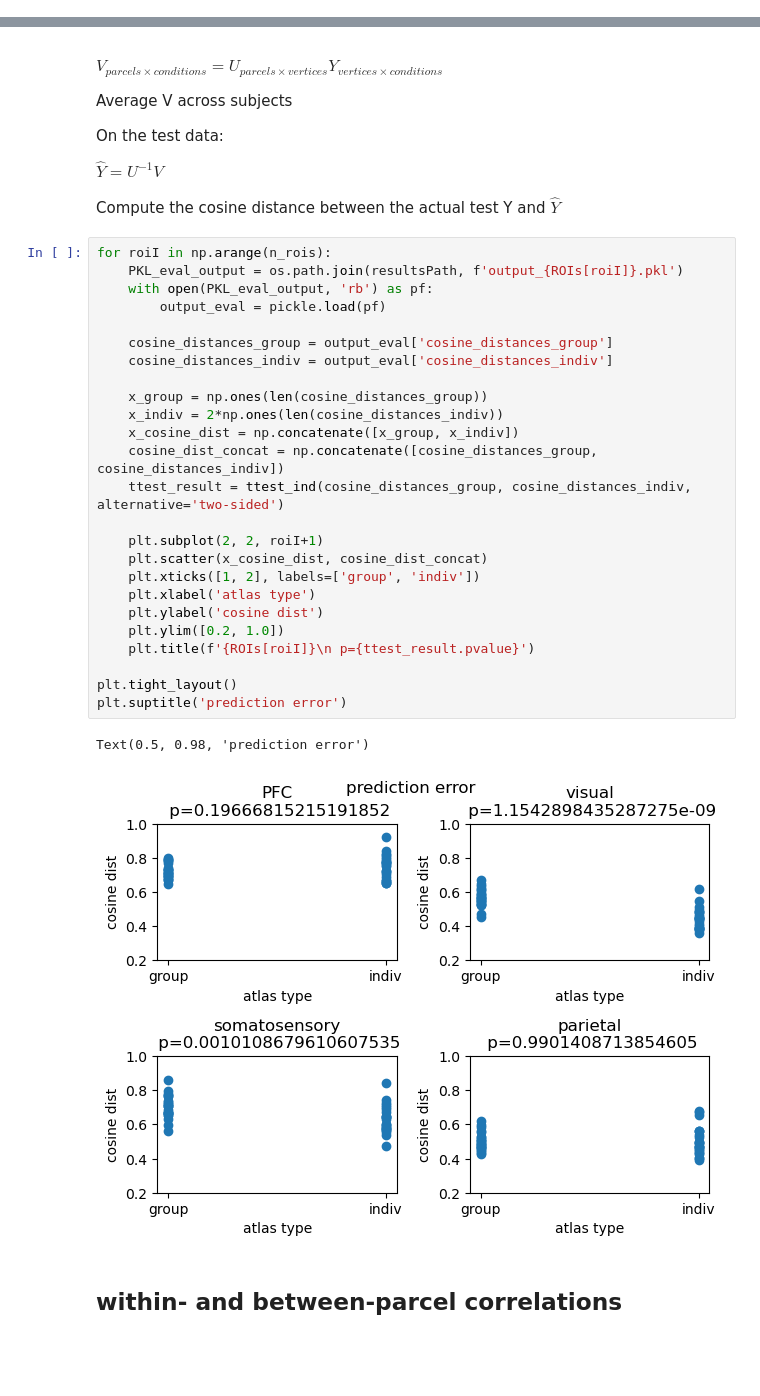
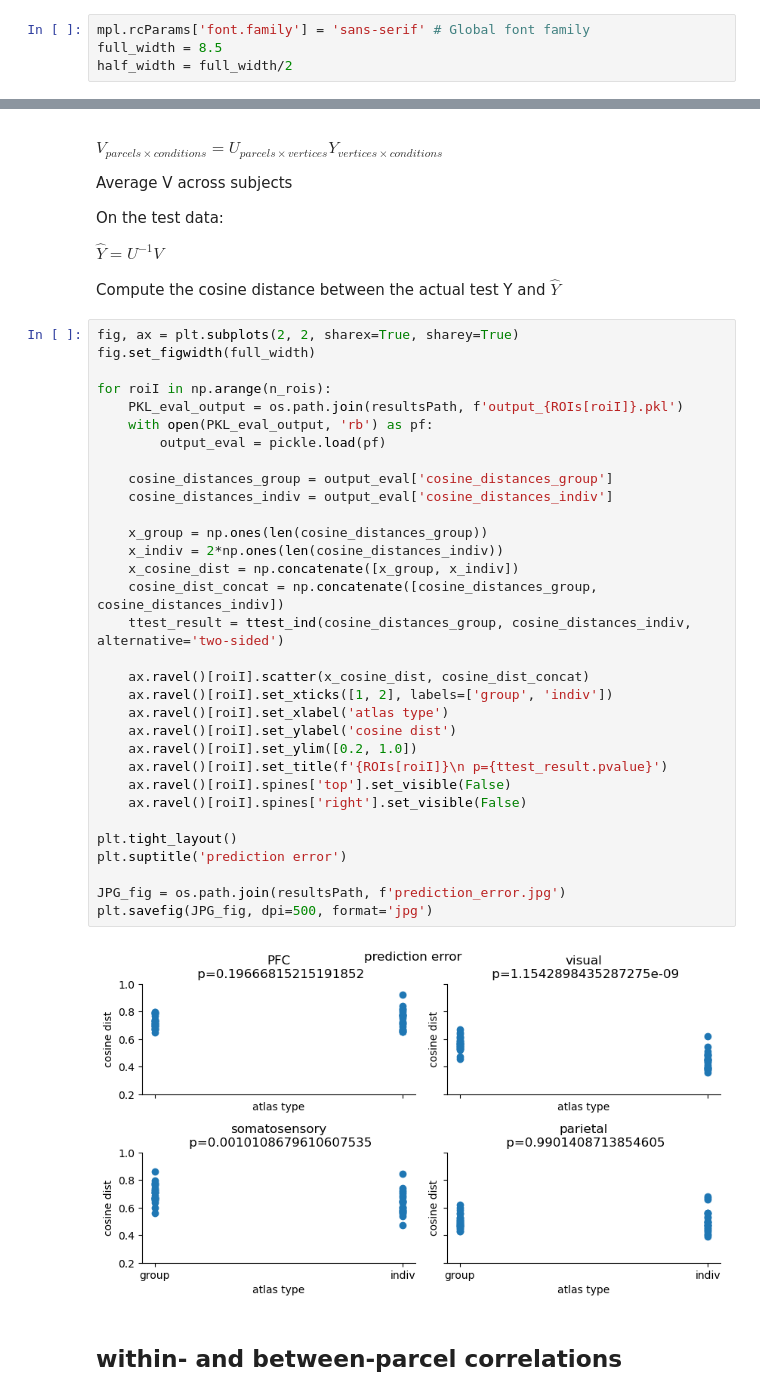
Before and after one commit to jkderrick028/PFC_parcellation, a Jupyter notebook: code/2_evaluating_group_and _individualized_parcellations.ipynb, the cells around one changed output, grey strips where cells are left out. Saved outputs shown, nothing was run; the diff lists cells and outputs as text; blank space fills up the shorter version.

```diff
--- a/code/2_evaluating_group_and _individualized_parcellations.ipynb
+++ b/code/2_evaluating_group_and _individualized_parcellations.ipynb
@@ -7,3 +9,7 @@ from evaluations import *
+# %%
+mpl.rcParams['font.family'] = 'sans-serif' # Global font family
+full_width = 8.5
+half_width = full_width/2
 # %%
 projectPath, mainResultsPath = setProjectPath()
 dataset_name = 'MDTB' # or Demand
@@ -26,33 +32,39 @@ $\hat{Y} = U^{-1} V$
 
 Compute the cosine distance between the actual test Y and $\hat{Y}$
 # %%
+fig, ax = plt.subplots(2, 2, sharex=True, sharey=True)
+fig.set_figwidth(full_width)
+
 for roiI in np.arange(n_rois):
     PKL_eval_output = os.path.join(resultsPath, f'output_{ROIs[roiI]}.pkl')
     with open(PKL_eval_output, 'rb') as pf:
         output_eval = pickle.load(pf)
 
     cosine_distances_group = output_eval['cosine_distances_group']
     cosine_distances_indiv = output_eval['cosine_distances_indiv']
 
     x_group = np.ones(len(cosine_distances_group))
     x_indiv = 2*np.ones(len(cosine_distances_indiv))
     x_cosine_dist = np.concatenate([x_group, x_indiv])
     cosine_dist_concat = np.concatenate([cosine_distances_group, cosine_distances_indiv])
     ttest_result = ttest_ind(cosine_distances_group, cosine_distances_indiv, alternative='two-sided')
 
-    plt.subplot(2, 2, roiI+1)
-    plt.scatter(x_cosine_dist, cosine_dist_concat)
-    plt.xticks([1, 2], labels=['group', 'indiv'])
-    plt.xlabel('atlas type')
-    plt.ylabel('cosine dist')
-    plt.ylim([0.2, 1.0])
-    plt.title(f'{ROIs[roiI]}\n p={ttest_result.pvalue}')
+    ax.ravel()[roiI].scatter(x_cosine_dist, cosine_dist_concat)
+    ax.ravel()[roiI].set_xticks([1, 2], labels=['group', 'indiv'])
+    ax.ravel()[roiI].set_xlabel('atlas type')
+    ax.ravel()[roiI].set_ylabel('cosine dist')
+    ax.ravel()[roiI].set_ylim([0.2, 1.0])
+    ax.ravel()[roiI].set_title(f'{ROIs[roiI]}\n p={ttest_result.pvalue}')
+    ax.ravel()[roiI].spines['top'].set_visible(False)
+    ax.ravel()[roiI].spines['right'].set_visible(False)
 
 plt.tight_layout()
 plt.suptitle('prediction error')
+
+JPG_fig = os.path.join(resultsPath, f'prediction_error.jpg')
+plt.savefig(JPG_fig, dpi=500, format='jpg')
 # %% [output]
-Text(0.5, 0.98, 'prediction error')
-[figure, old version]
+[figure, new version]
 # %% [markdown]
 ## within- and between-parcel correlations
 # %%
```
Also changed, not shown: parts of 3 cells of this notebook, 1 other file.
